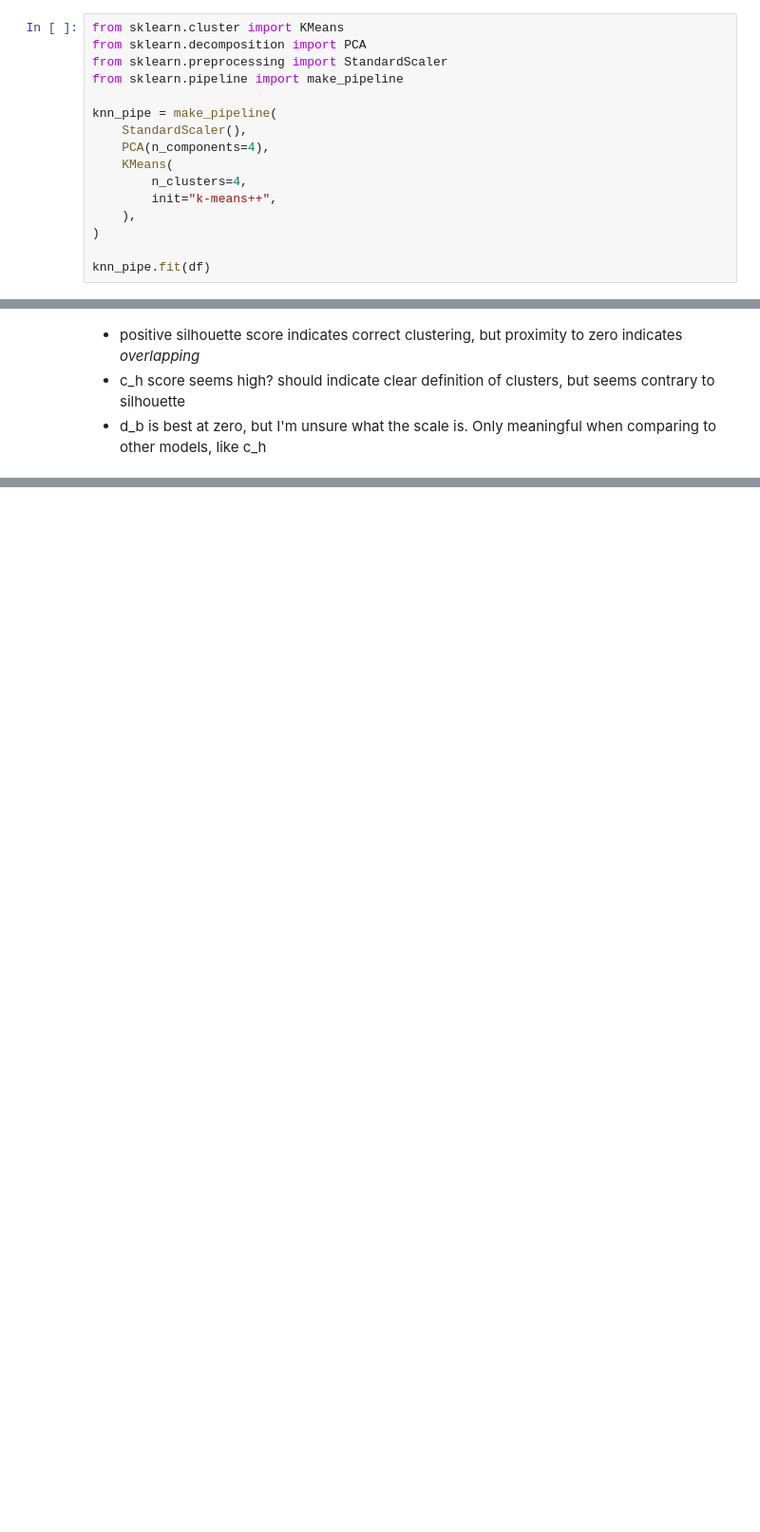
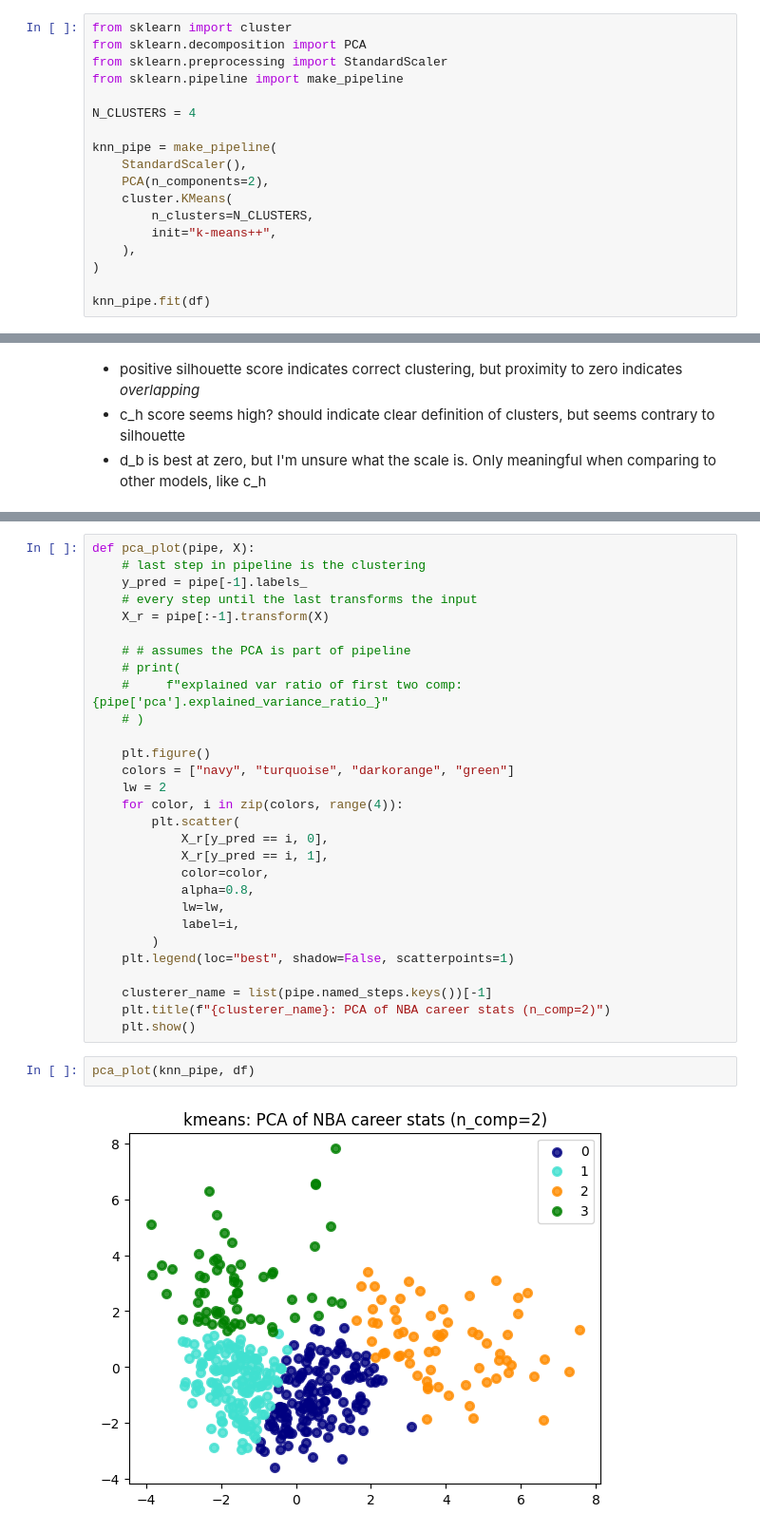
Before and after one commit to vykuang/nba-stats-streamlit, a Jupyter notebook: notebooks/model.ipynb, the cells around one changed output, grey strips where cells are left out. Shown at 95% size. Saved outputs shown, nothing was run; the diff lists cells and outputs as text; blank space fills up the shorter version.

```diff
--- a/notebooks/model.ipynb
+++ b/notebooks/model.ipynb
@@ -253,16 +253,18 @@ Since we need to define *n_clusters* prior to fitting, let's think about this fo
 
 We'll center our *n_clusters* around 4, but rely on kmeans++ to initialize.
 # %%
-from sklearn.cluster import KMeans
+from sklearn import cluster
 from sklearn.decomposition import PCA
 from sklearn.preprocessing import StandardScaler
 from sklearn.pipeline import make_pipeline
 
+N_CLUSTERS = 4
+
 knn_pipe = make_pipeline(
     StandardScaler(),
-    PCA(n_components=4),
-    KMeans(
-        n_clusters=4,
+    PCA(n_components=2),
+    cluster.KMeans(
+        n_clusters=N_CLUSTERS,
         init="k-means++",
     ),
 )
@@ -346,0 +328,33 @@ davies_bouldin_score:           1.451
+# %%
+def pca_plot(pipe, X):
+    # last step in pipeline is the clustering
+    y_pred = pipe[-1].labels_
+    # every step until the last transforms the input
+    X_r = pipe[:-1].transform(X)
+
+    # # assumes the PCA is part of pipeline
+    # print(
+    #     f"explained var ratio of first two comp: {pipe['pca'].explained_variance_ratio_}"
+    # )
+
+    plt.figure()
+    colors = ["navy", "turquoise", "darkorange", "green"]
+    lw = 2
+    for color, i in zip(colors, range(4)):
+        plt.scatter(
+            X_r[y_pred == i, 0],
+            X_r[y_pred == i, 1],
+            color=color,
+            alpha=0.8,
+            lw=lw,
+            label=i,
+        )
+    plt.legend(loc="best", shadow=False, scatterpoints=1)
+
+    clusterer_name = list(pipe.named_steps.keys())[-1]
+    plt.title(f"{clusterer_name}: PCA of NBA career stats (n_comp=2)")
+    plt.show()
+# %%
+pca_plot(knn_pipe, df)
+# %% [output]
+[figure, added]
```
Also changed, not shown: parts of 17 cells of this notebook, 1 other file.
